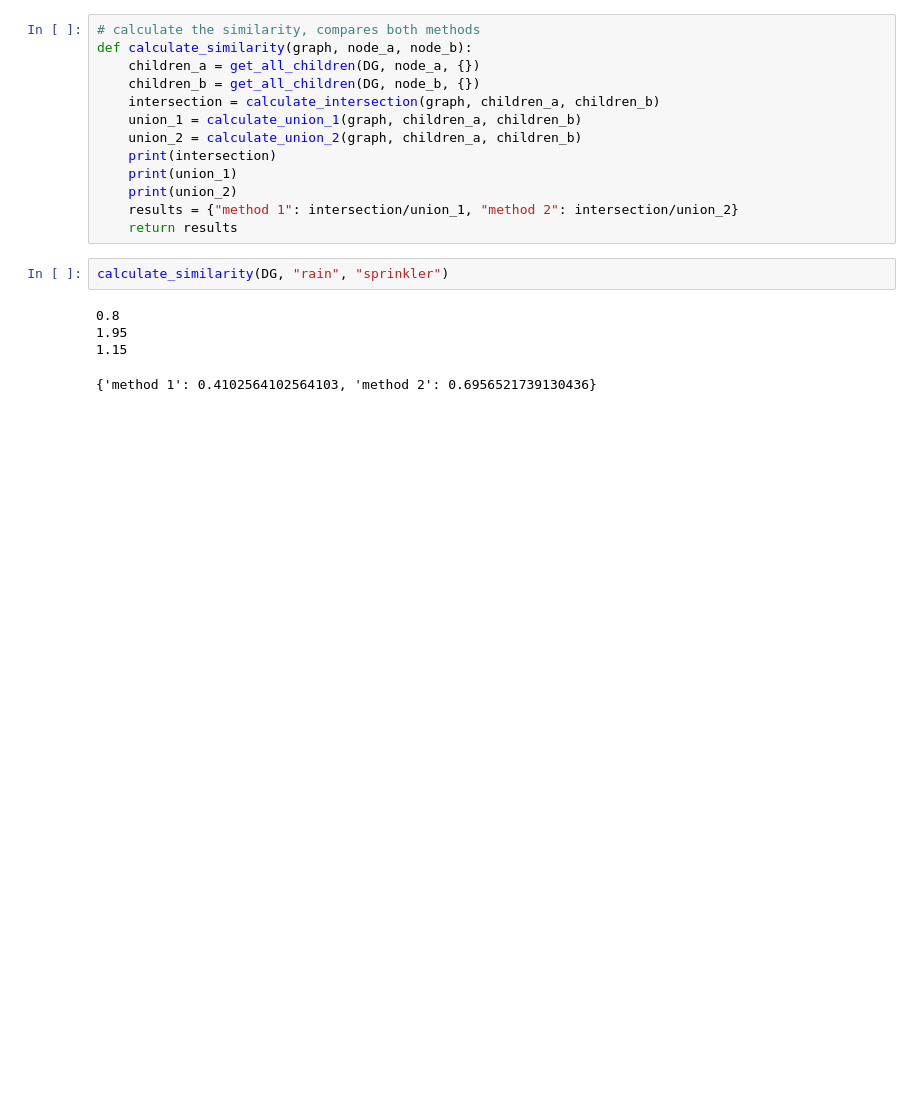
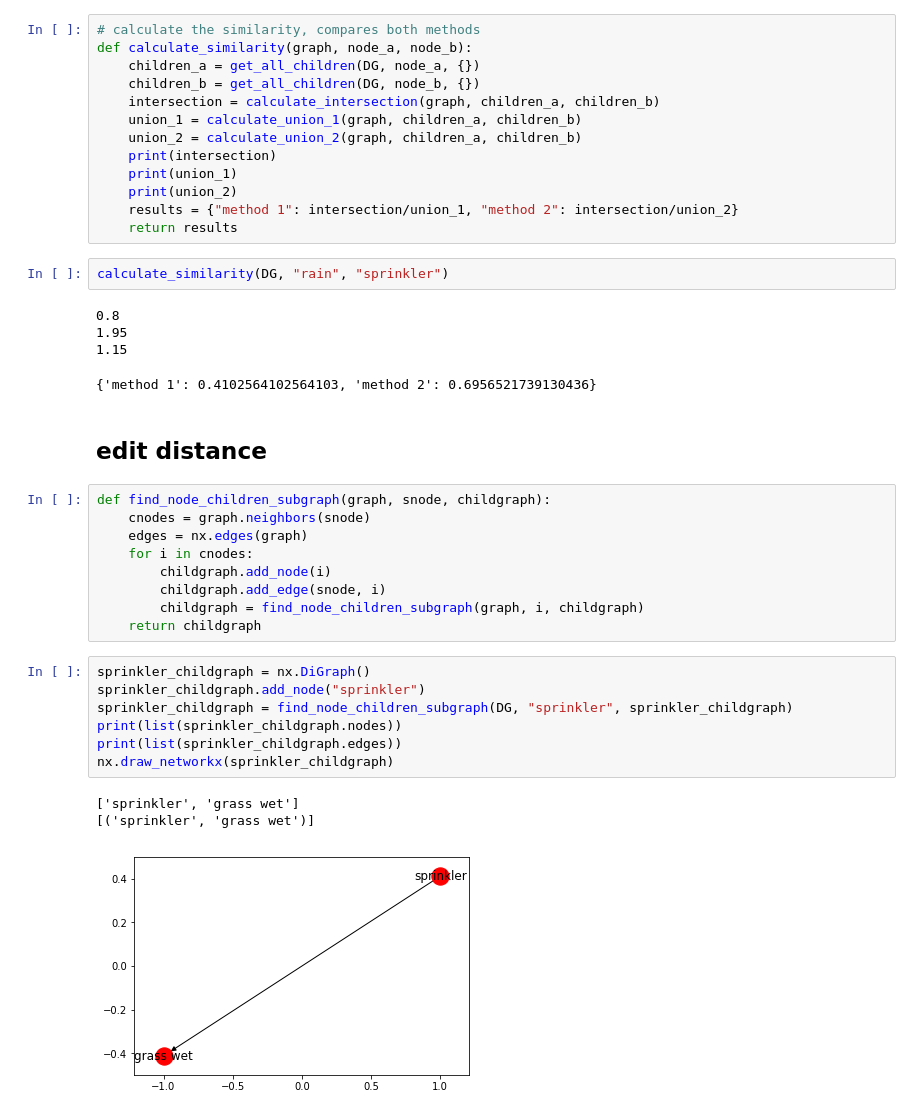
Before and after one commit to nico-espinosadice/abductive-theory, a Jupyter notebook: Meg tests!.ipynb, the cells around one changed output. Drawn from its saved outputs; the diff is of its cells as text; blank space fills up the shorter version.

```diff
--- a/Meg tests!.ipynb
+++ b/Meg tests!.ipynb
@@ -138,3 +138,25 @@ calculate_similarity(DG, "rain", "sprinkler")
 1.95
 1.15
 {'method 1': 0.4102564102564103, 'method 2': 0.6956521739130436}
+# %% [markdown]
+## edit distance
+# %%
+def find_node_children_subgraph(graph, snode, childgraph):
+    cnodes = graph.neighbors(snode)
+    edges = nx.edges(graph)
+    for i in cnodes:
+        childgraph.add_node(i)
+        childgraph.add_edge(snode, i)
+        childgraph = find_node_children_subgraph(graph, i, childgraph)
+    return childgraph
+# %%
+sprinkler_childgraph = nx.DiGraph()
+sprinkler_childgraph.add_node("sprinkler")
+sprinkler_childgraph = find_node_children_subgraph(DG, "sprinkler", sprinkler_childgraph)
+print(list(sprinkler_childgraph.nodes))
+print(list(sprinkler_childgraph.edges))
+nx.draw_networkx(sprinkler_childgraph)
+# %% [output]
+['sprinkler', 'grass wet']
+[('sprinkler', 'grass wet')]
+[figure, added]
```
Also changed, not shown: parts of 13 cells of this notebook.
